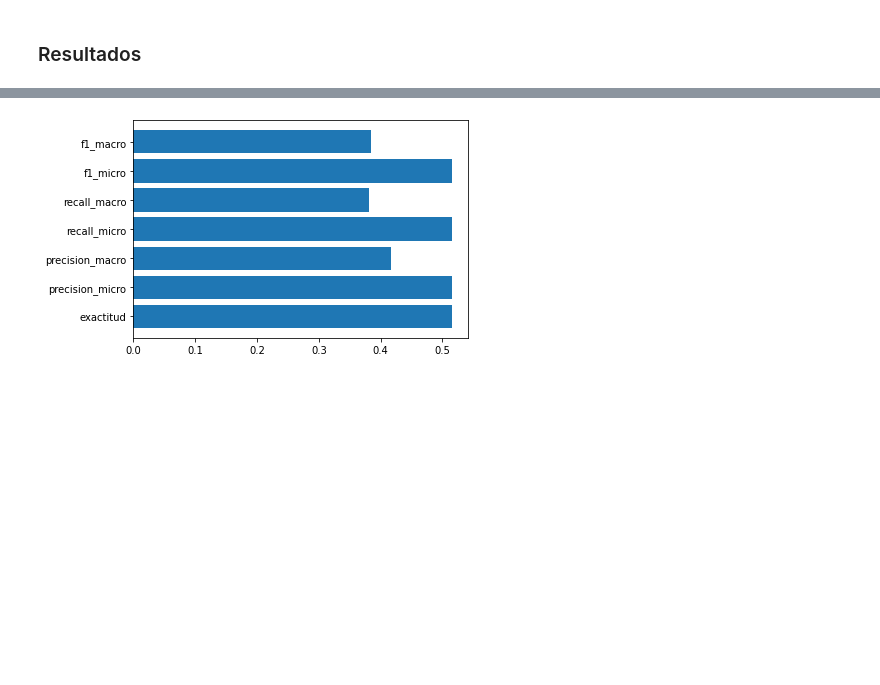
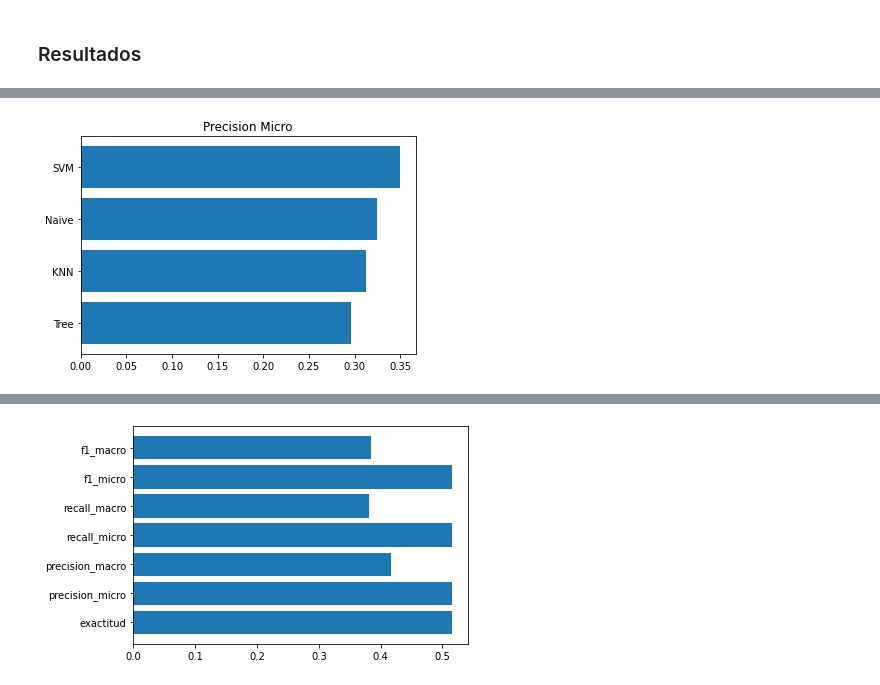
Before and after one commit to G-Urrea/Google-Play-Store-Mining, a Jupyter notebook: ExperimentoPregunta3.ipynb, the cells around one changed output, grey strips where cells are left out. Saved outputs shown, nothing was run; the diff lists cells and outputs as text; code cells hidden in the pictures; blank space fills up the shorter version.

```diff
--- a/ExperimentoPregunta3.ipynb
+++ b/ExperimentoPregunta3.ipynb
@@ -405,0 +535,6 @@ plt.show()
+# %%
+plt.barh(models, paid_result[1])
+plt.title("Precision Micro")
+plt.show()
+# %% [output]
+[figure, added]
```
Also changed, not shown: parts of 53 cells of this notebook.
